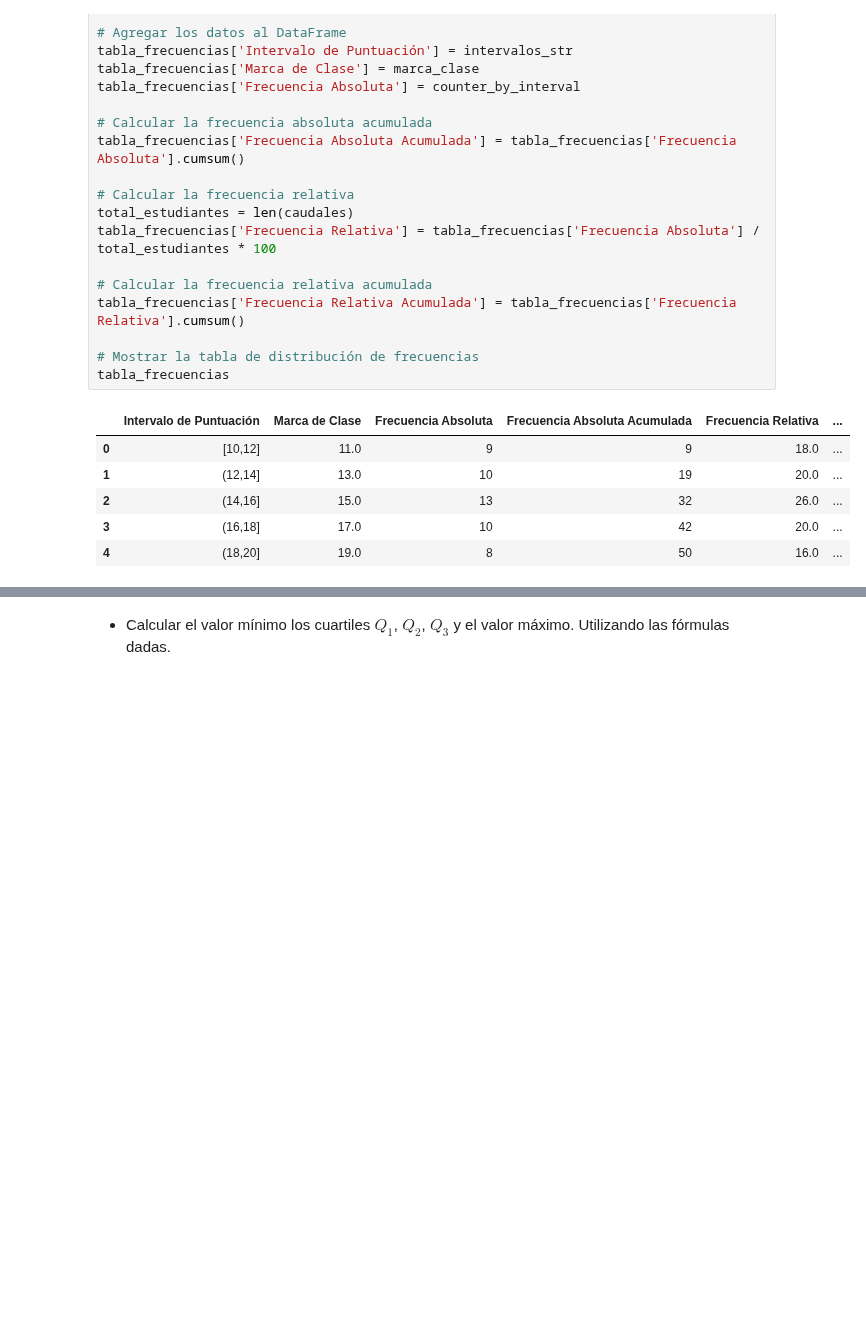
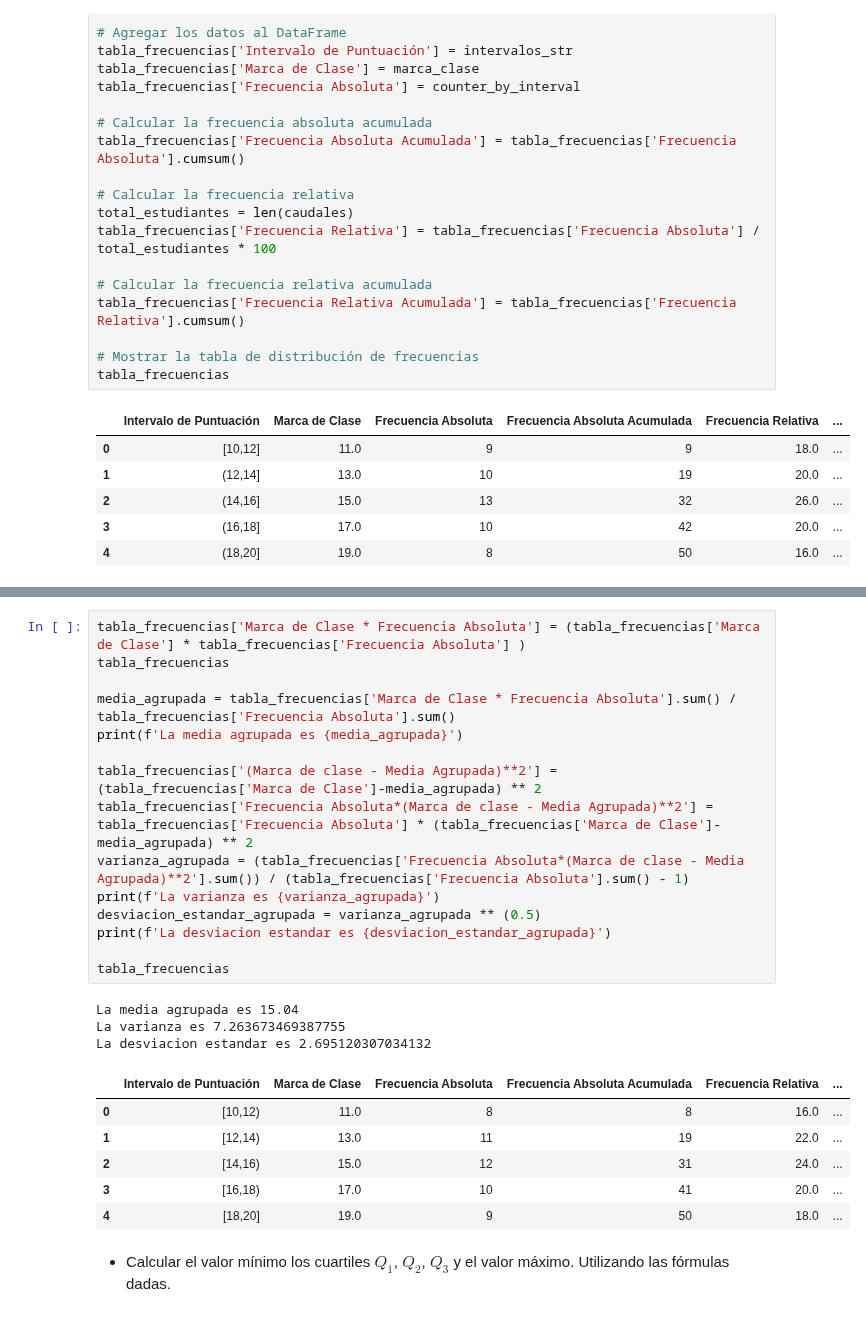
Before and after one commit to ajrianop/Estadistica_Descriptiva_y_Python_UD, a Jupyter notebook: Parcial2_2024_10_19.ipynb, the cells around one changed output, grey strips where cells are left out. Saved outputs shown, nothing was run; the diff lists cells and outputs as text; blank space fills up the shorter version.

```diff
--- a/Parcial2_2024_10_19.ipynb
+++ b/Parcial2_2024_10_19.ipynb
@@ -207,3 +294,28 @@ La desviacion estandar es 6.391320645362485
+# %%
+tabla_frecuencias['Marca de Clase * Frecuencia Absoluta'] = (tabla_frecuencias['Marca de Clase'] * tabla_frecuencias['Frecuencia Absoluta'] )
+tabla_frecuencias
+
+media_agrupada = tabla_frecuencias['Marca de Clase * Frecuencia Absoluta'].sum() / tabla_frecuencias['Frecuencia Absoluta'].sum()
+print(f'La media agrupada es {media_agrupada}')
+
+tabla_frecuencias['(Marca de clase - Media Agrupada)**2'] =  (tabla_frecuencias['Marca de Clase']-media_agrupada) ** 2
+tabla_frecuencias['Frecuencia Absoluta*(Marca de clase - Media Agrupada)**2'] =  tabla_frecuencias['Frecuencia Absoluta'] * (tabla_frecuencias['Marca de Clase']-media_agrupada) ** 2
+varianza_agrupada = (tabla_frecuencias['Frecuencia Absoluta*(Marca de clase - Media Agrupada)**2'].sum()) / (tabla_frecuencias['Frecuencia Absoluta'].sum() - 1)
+print(f'La varianza es {varianza_agrupada}')
+desviacion_estandar_agrupada = varianza_agrupada ** (0.5)
+print(f'La desviacion estandar es {desviacion_estandar_agrupada}')
+
+tabla_frecuencias
+# %% [output]
+La media agrupada es 15.04
+La varianza es 7.263673469387755
+La desviacion estandar es 2.695120307034132
+|  | Intervalo de Puntuación | Marca de Clase | Frecuencia Absoluta | Frecuencia Absoluta Acumulada | Frecuencia Relativa | ... |
+| 0 | [10,12) | 11.0 | 8 | 8 | 16.0 | ... |
+| 1 | [12,14) | 13.0 | 11 | 19 | 22.0 | ... |
+| 2 | [14,16) | 15.0 | 12 | 31 | 24.0 | ... |
+| 3 | [16,18) | 17.0 | 10 | 41 | 20.0 | ... |
+| 4 | [18,20] | 19.0 | 9 | 50 | 18.0 | ... |
 # %% [markdown]
 * Calcular el valor mínimo los cuartiles $Q_1$, $Q_2$, $Q_3$ y el valor máximo. Utilizando las fórmulas dadas.
 # %%
```
Also changed, not shown: parts of 3 cells of this notebook.
